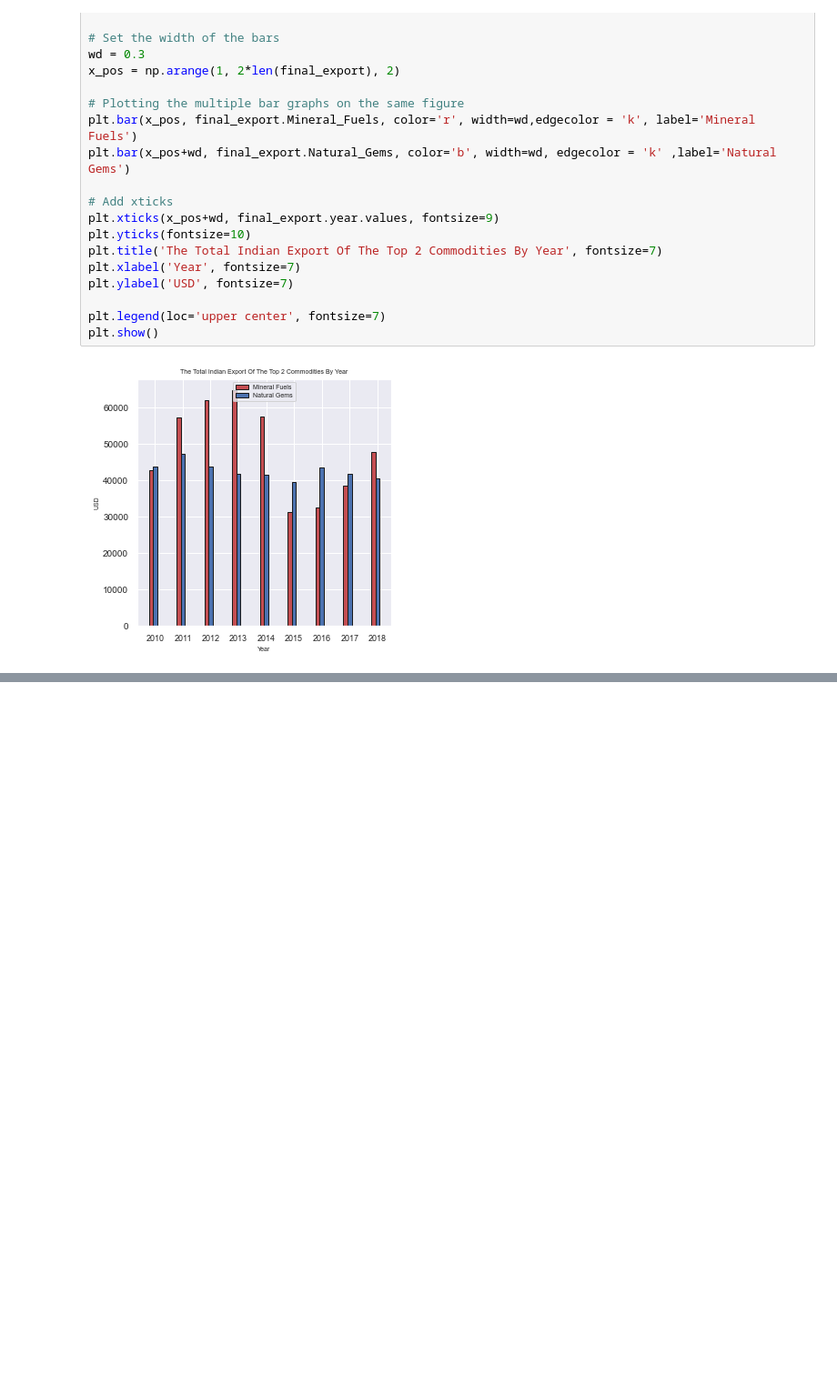
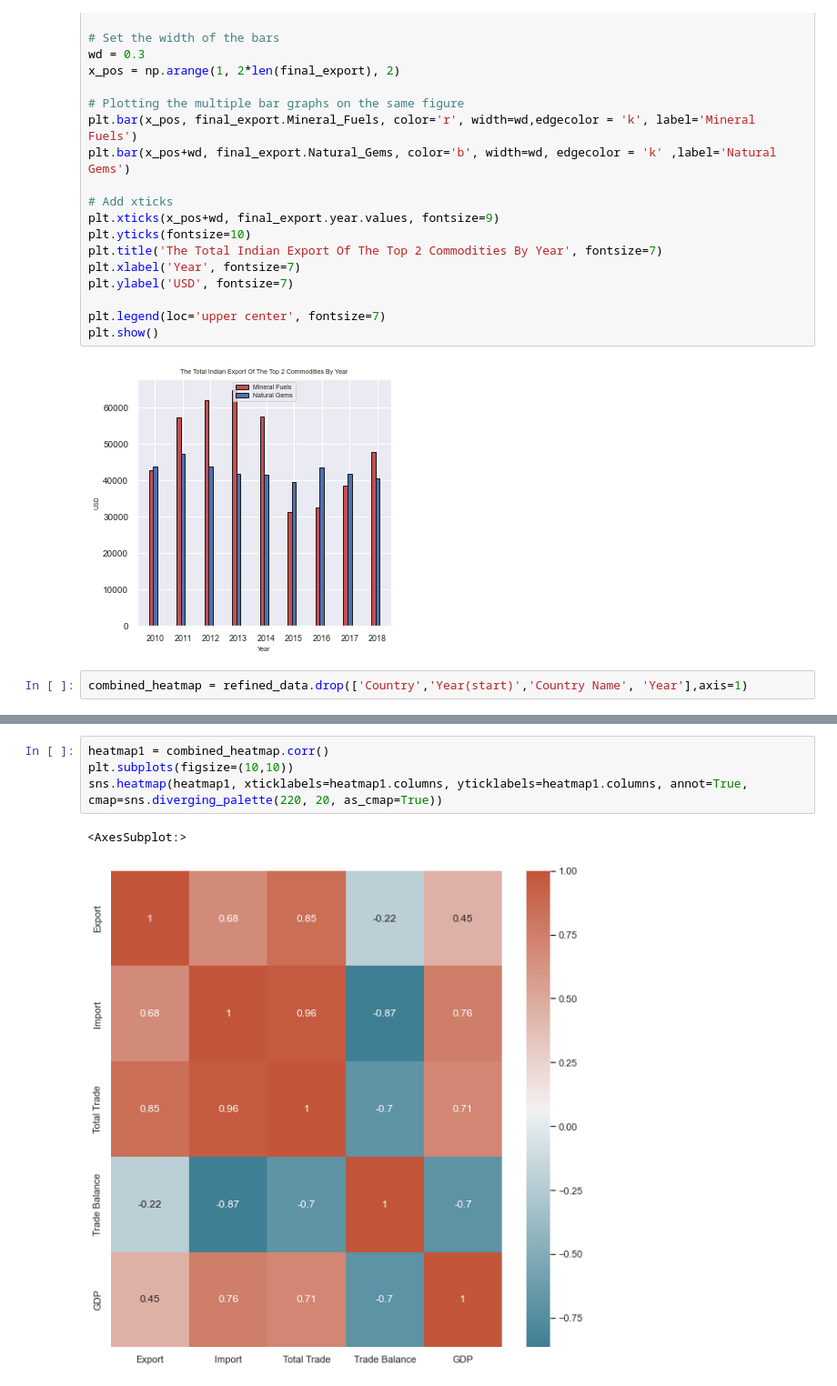
Before and after one commit to Nuka-Rishitha/2022Spring_Finals, a Jupyter notebook: NukaRishitha-AayushaSheregar-FinalProject1 (1).ipynb, the cells around one changed output, grey strips where cells are left out. Shown: that part at 91% size. Saved outputs shown, nothing was run; the diff lists cells and outputs as text; blank space fills up the shorter version.

Commit message:
updated heatmaps

```diff
--- a/NukaRishitha-AayushaSheregar-FinalProject1 (1).ipynb
+++ b/NukaRishitha-AayushaSheregar-FinalProject1 (1).ipynb
@@ -340,3 +340,5 @@ plt.legend(loc='upper center', fontsize=7)
 plt.show()
 # %% [output]
 [figure]
+# %%
+combined_heatmap = refined_data.drop(['Country','Year(start)','Country Name', 'Year'],axis=1)
@@ -342,0 +361,7 @@ plt.show()
+# %%
+heatmap1 = combined_heatmap.corr()
+plt.subplots(figsize=(10,10))
+sns.heatmap(heatmap1, xticklabels=heatmap1.columns, yticklabels=heatmap1.columns, annot=True, cmap=sns.diverging_palette(220, 20, as_cmap=True))
+# %% [output]
+<AxesSubplot:>
+[figure, added]
```
Also changed, not shown: parts of 24 cells of this notebook.
